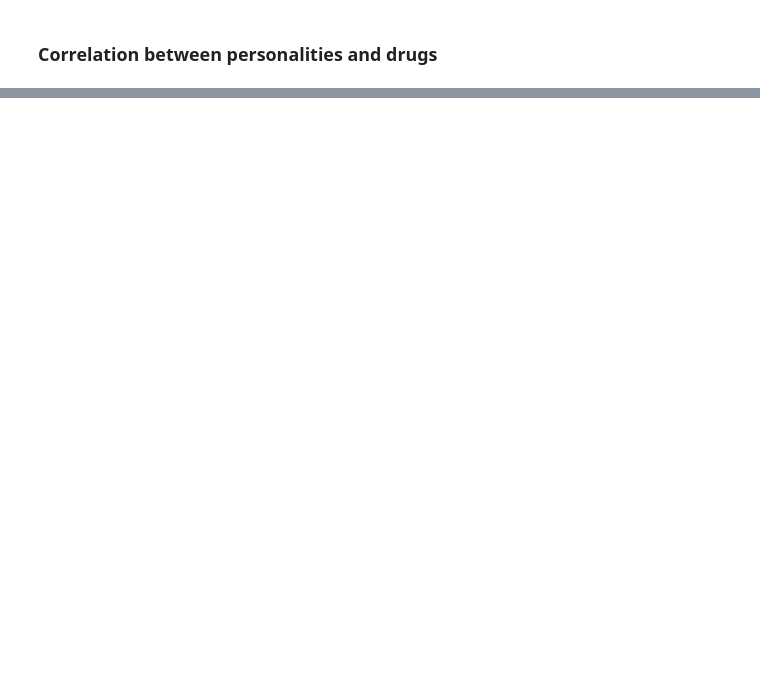
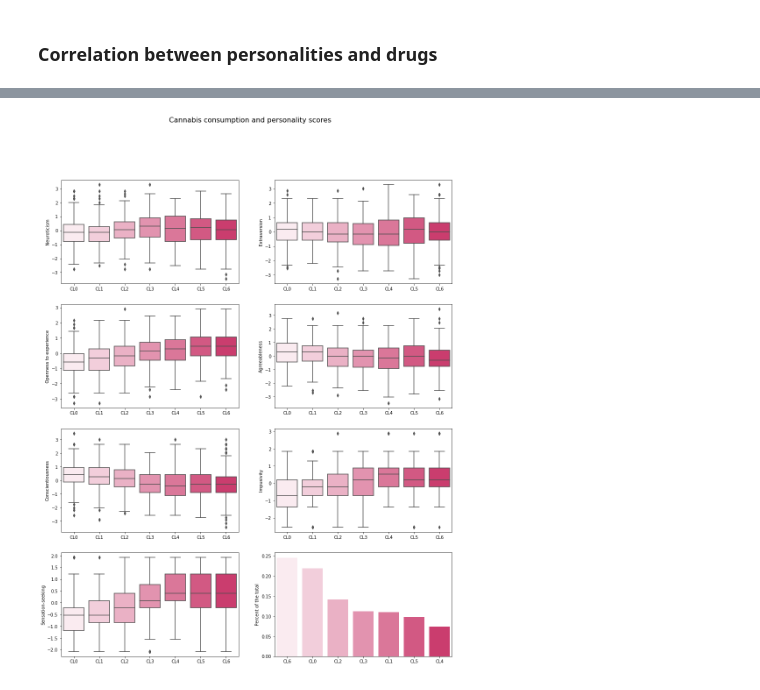
Before and after one commit to sharonk515/personality_drug_consumption, a Jupyter notebook: drug_consumption_data.ipynb, the cells around one changed output, grey strips where cells are left out. Cells and saved outputs as stored; diff of their text form; code cells hidden in the pictures; blank space fills up the shorter version.

```diff
--- a/drug_consumption_data.ipynb
+++ b/drug_consumption_data.ipynb
@@ -412,0 +245,17 @@ X_train, X_test, y_train, y_test = train_test_split(
+# %%
+fig = plt.figure(figsize=(16, 20))
+sns.set_palette(sns.light_palette((360, 90, 50), n_colors=7, input="husl"))
+
+plt.suptitle(f'Cannabis consumption and personality scores', size=16)
+for row, personality in enumerate(personality_cols):
+    plt.subplot(4, 2, row+1)
+    sns.boxplot(x=drug['Cannabis'], y=personality, data=drug,
+                order=['CL0', 'CL1', 'CL2', 'CL3', 'CL4', 'CL5', 'CL6'])
+    plt.xlabel(' ')
+
+vc = drug['Cannabis'].value_counts()/len(drug)
+plt.subplot(4, 2, 8)
+sns.barplot(x=vc.index, y=vc)
+plt.ylabel('Percent of the total');
+# %% [output]
+[figure, added]
```
Also changed, not shown: parts of 47 cells of this notebook, 13 other files.
